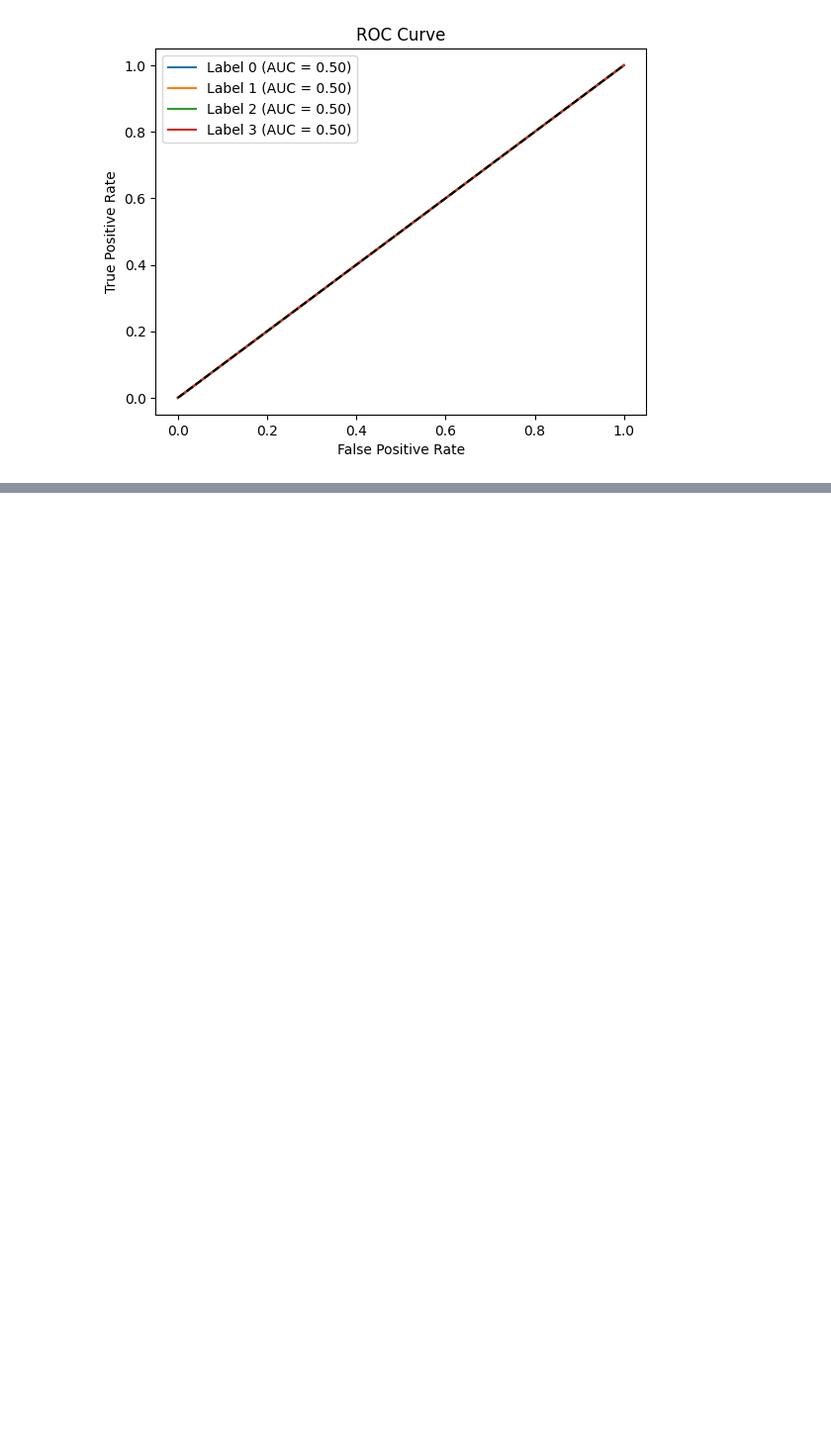
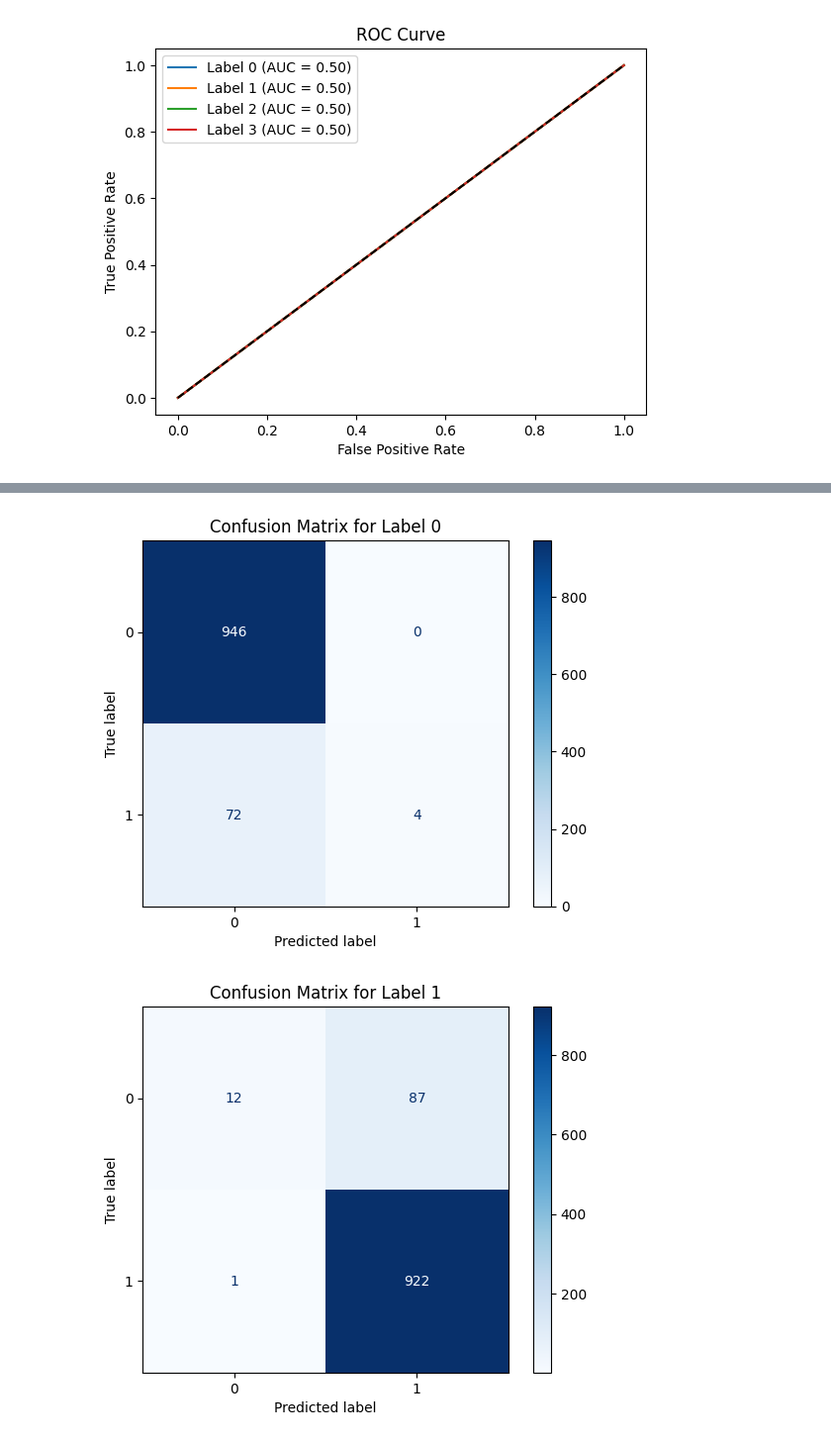
Before and after one commit to hannuuuus/adl_german_news, a Jupyter notebook: crawler and data/src/preprocess data/adl_algorithm/own_dl_algo.ipynb, the cells around one changed output, grey strips where cells are left out. Shown at 99% size. Cells and saved outputs as stored; diff of their text form; code cells hidden in the pictures; blank space fills up the shorter version.

```diff
--- a/crawler and data/src/preprocess data/adl_algorithm/own_dl_algo.ipynb
+++ b/crawler and data/src/preprocess data/adl_algorithm/own_dl_algo.ipynb
@@ -552,0 +727,14 @@ plt.show()
+# %%
+import matplotlib.pyplot as plt
+from sklearn.metrics import multilabel_confusion_matrix, ConfusionMatrixDisplay
+
+cm = multilabel_confusion_matrix(y_test.values, (test_pred > 0.5).astype(int))
+
+for i, matrix in enumerate(cm):
+    disp = ConfusionMatrixDisplay(confusion_matrix=matrix, display_labels=[0, 1])
+    disp.plot(cmap="Blues")
+    plt.title(f"Confusion Matrix for Label {i}")
+    plt.show()
+# %% [output]
+[figure, added]
+[figure, added]
```
Also changed, not shown: parts of 25 cells of this notebook.
